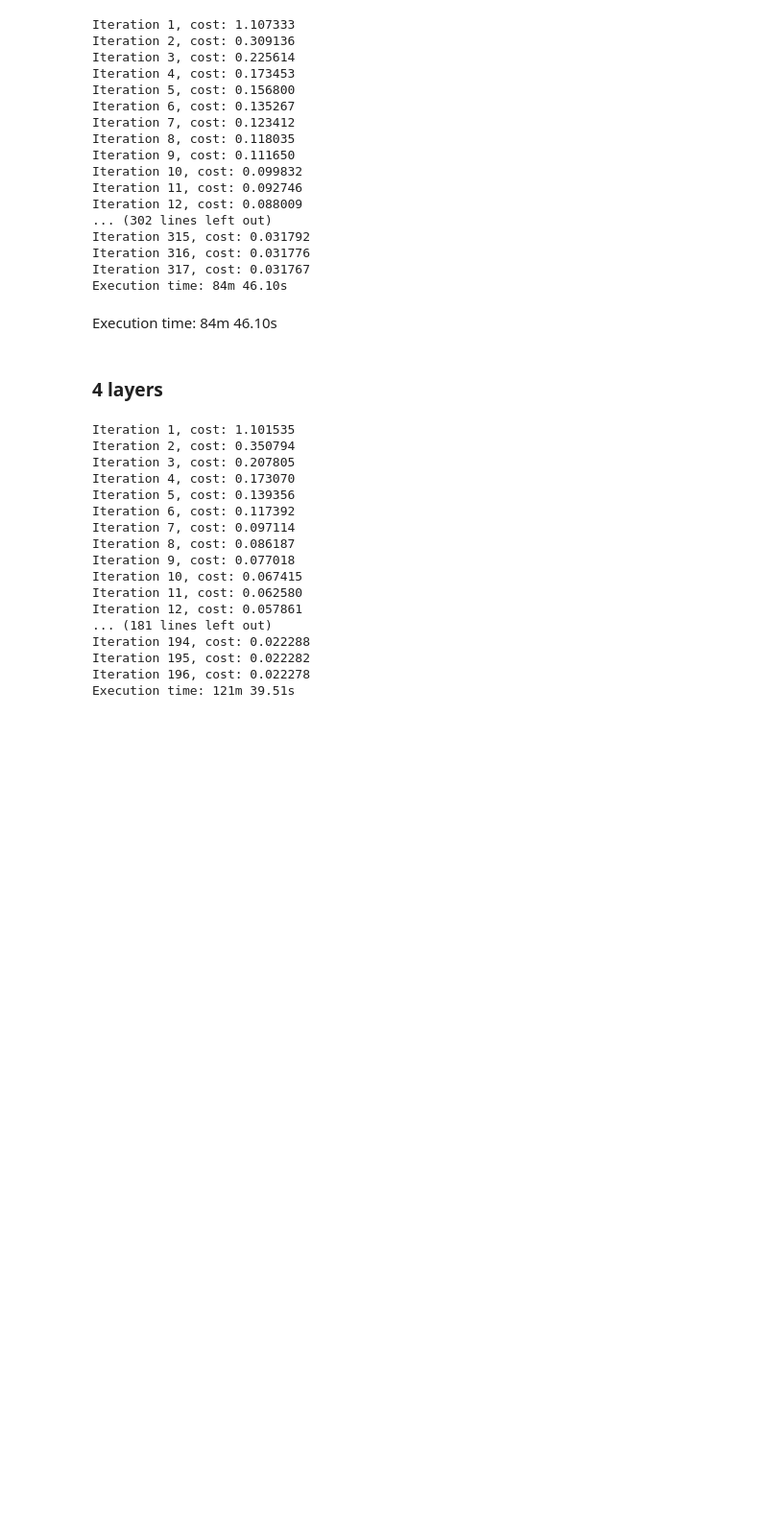
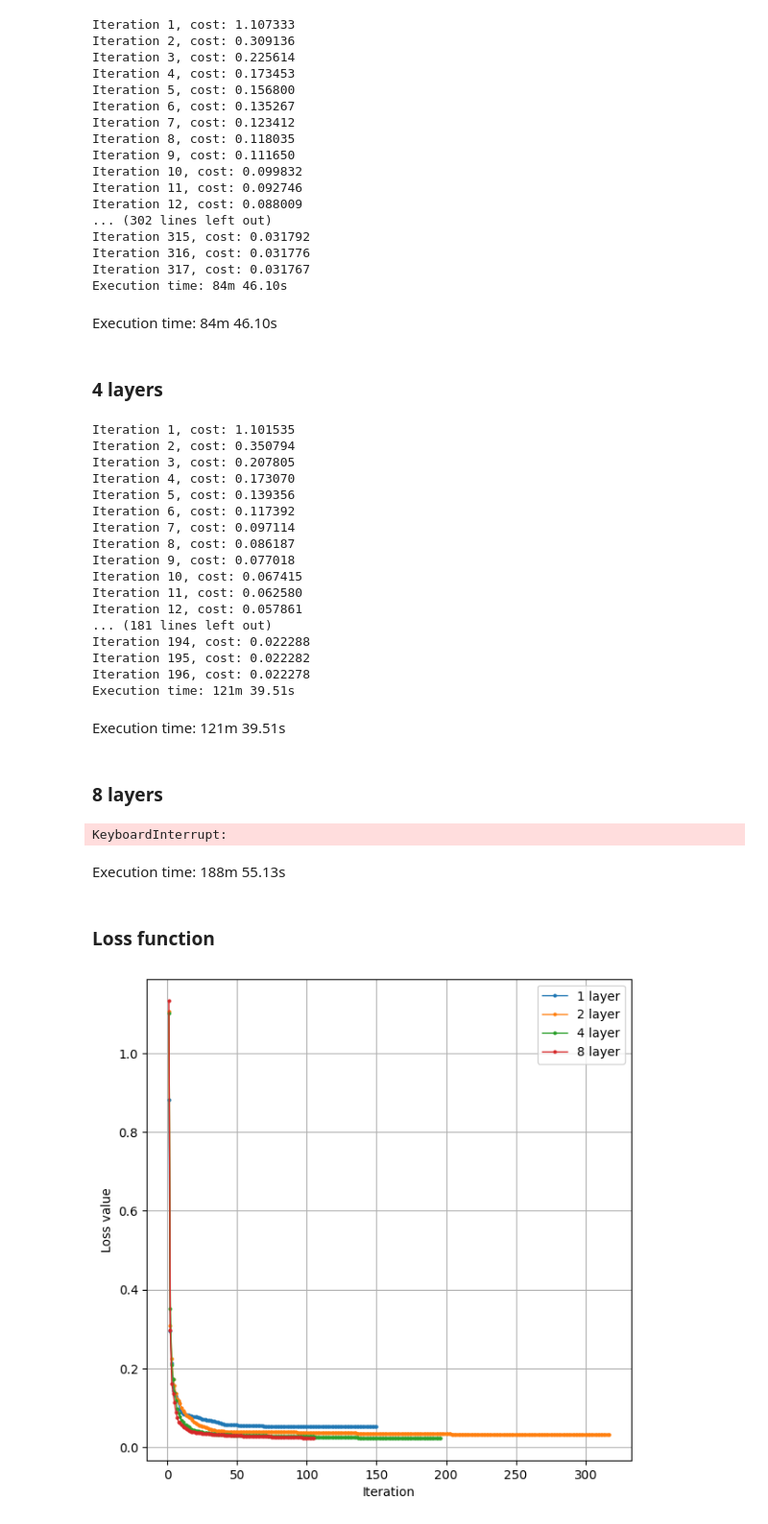
Before and after one commit to melissanespeque/data-reuploading-classifier, a Jupyter notebook: 02_multiqubit.ipynb, the cells around one changed output. Shown at 96% size. Cells and saved outputs as stored; diff of their text form; code cells hidden in the pictures; blank space fills up the shorter version.

Commit message:
8 alyers wavy lines

```diff
--- a/02_multiqubit.ipynb
+++ b/02_multiqubit.ipynb
@@ -446,3 +446,50 @@ Iteration 194, cost: 0.022288
 Iteration 195, cost: 0.022282
 Iteration 196, cost: 0.022278
 Execution time: 121m 39.51s
+# %% [markdown]
+Execution time: 121m 39.51s
+# %% [markdown]
+### 8 layers
+# %%
+start_time = time.time()
+
+qubits = 3  #integer, number of qubits
+layers = 8 #integer, number of layers (time we reupload data)
+chi = 'weighted_fidelity_chi' #Cost function; choose between ['fidelity_chi', 'weighted_fidelity_chi']
+problem='wavy lines' #name of the problem, choose among ['circle', 'diamond'', 'wavy lines']
+entanglement = 'n' #entanglement y/n
+method = 'L-BFGS-B' #minimization method
+name = 'run' #However you want to name your files
+seed = 30 #random seed
+
+minimizer(chi, problem, qubits, entanglement, layers, method, name, seed = seed)
+painter(chi, problem, qubits, entanglement, layers, method, name, standard_test=True, seed=seed)
+
+end_time = time.time()
+
+execution_time = end_time - start_time
+if execution_time < 60:
+    print(f"Execution time: {execution_time:.2f}s")
+else:
+    minutes = int(execution_time // 60)
+    seconds = execution_time % 60
+    print(f"Execution time: {minutes}m {seconds:.2f}s")
+# %% [output]
+KeyboardInterrupt:
+# %% [markdown]
+Execution time: 188m 55.13s
+# %% [markdown]
+### Loss function
+# %%
+qubits = 3  #integer, number of qubits
+layers = [1,2,4,8] #integer, number of layers (time we reupload data)
+chi = 'weighted_fidelity_chi' #Cost function; choose between ['fidelity_chi', 'weighted_fidelity_chi']
+problem='wavy lines' #name of the problem, choose among ['circle', 'wavy circle', '3 circles', 'wavy lines', 'sphere', 'non convex', 'crown']
+entanglement = 'n' #entanglement y/n
+method = 'L-BFGS-B' #minimization methods, scipy methods or 'SGD'
+name = 'run' #However you want to name your files
+seed = 30 #random seed
+
+plot_loss_tot(chi, problem, qubits, entanglement, layers, method)
+# %% [output]
+[figure, added]
```
Also changed, not shown: 6 other files.
